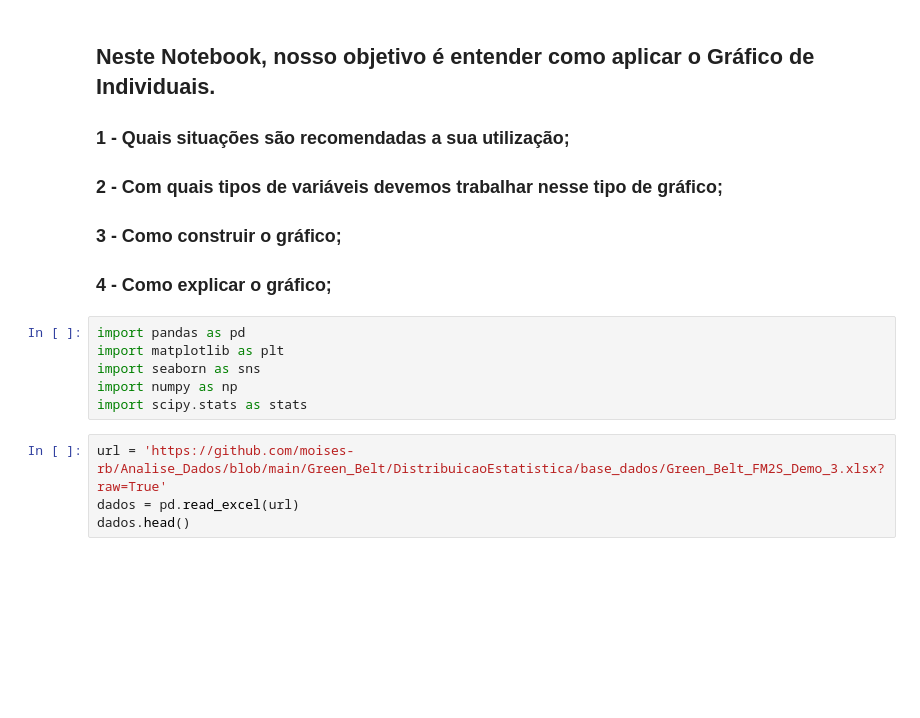
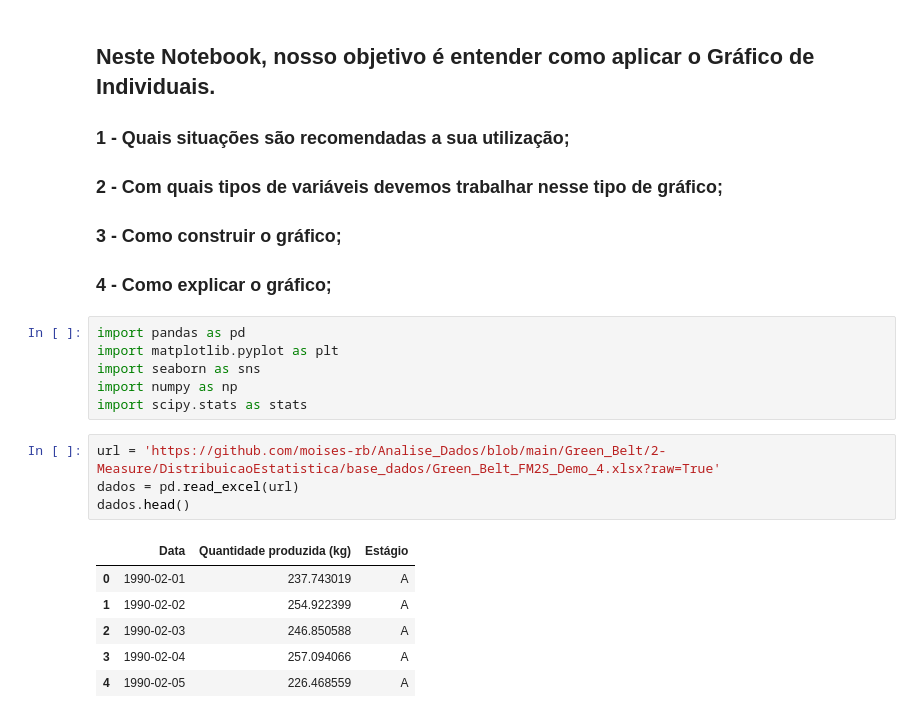
Before and after one commit to moises-rb/Analise_Dados, a Jupyter notebook: Green_Belt/2-Measure/DistribuicaoEstatistica/Gráfico_de_Individuais.ipynb, the cells around one changed output. Saved outputs shown, nothing was run; the diff lists cells and outputs as text; blank space fills up the shorter version.

```diff
--- a/Green_Belt/2-Measure/DistribuicaoEstatistica/Gráfico_de_Individuais.ipynb
+++ b/Green_Belt/2-Measure/DistribuicaoEstatistica/Gráfico_de_Individuais.ipynb
@@ -9,11 +9,18 @@
 ### 4 - Como explicar o gráfico;
 # %%
 import pandas as pd
-import matplotlib as plt
+import matplotlib.pyplot as plt
 import seaborn as sns
 import numpy as np
 import scipy.stats as stats
 # %%
-url = 'https://github.com/moises-rb/Analise_Dados/blob/main/Green_Belt/DistribuicaoEstatistica/base_dados/Green_Belt_FM2S_Demo_3.xlsx?raw=True'
+url = 'https://github.com/moises-rb/Analise_Dados/blob/main/Green_Belt/2-Measure/DistribuicaoEstatistica/base_dados/Green_Belt_FM2S_Demo_4.xlsx?raw=True'
 dados = pd.read_excel(url)
 dados.head()
+# %% [output]
+|  | Data | Quantidade produzida (kg) | Estágio |
+| 0 | 1990-02-01 | 237.743019 | A |
+| 1 | 1990-02-02 | 254.922399 | A |
+| 2 | 1990-02-03 | 246.850588 | A |
+| 3 | 1990-02-04 | 257.094066 | A |
+| 4 | 1990-02-05 | 226.468559 | A |
```
Also changed, not shown: parts of 4 cells of this notebook.
